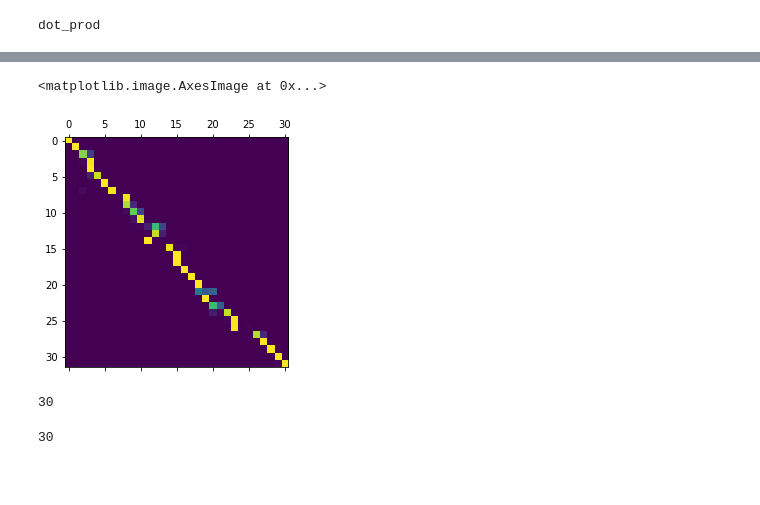
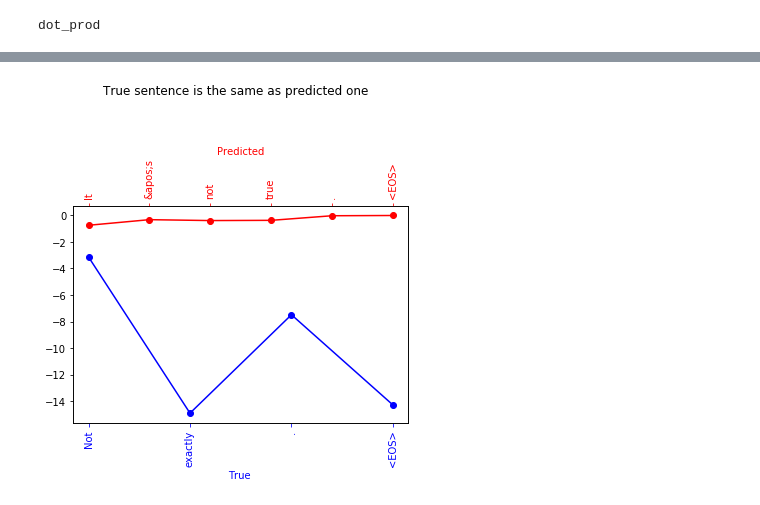
Before and after one commit to YvesWang/Machine_Translation_NLP, a Jupyter notebook: Visulization.ipynb, the cells around one changed output, grey strips where cells are left out. Drawn from its saved outputs; the diff is of its cells as text; code cells hidden in the pictures; blank space fills up the shorter version.

```diff
--- a/Visulization.ipynb
+++ b/Visulization.ipynb
@@ -213,2 +261,24 @@ aaa.shape
+# %%
+#predict 长
+fig, ax2 = plt.subplots()
+ax1 = ax2.twiny()
+
+idx = 198
+ax1.plot(pred_prob_list[idx],'ro')
+ax1.plot(pred_prob_list[idx],'r')
+ax1.set_xticklabels([' '] + tgt_pred_sents_sacre[idx].split(' ') +['<EOS>'], rotation=90)
+ax1.xaxis.set_major_locator(ticker.MultipleLocator(1))
+ax1.set_xlabel('Predicted', color='r')
+ax1.tick_params('x', colors='r')
+ax2.plot(np.array(true_prob_list[idx]),'b')
+ax2.plot(np.array(true_prob_list[idx]),'bo')
+ax2.set_xticklabels([' '] + tgt_sents_sacre[idx].split(' ')  +['<EOS>'], rotation=90)
+ax2.xaxis.set_major_locator(ticker.MultipleLocator(1))
+ax2.set_xlabel('True ', color='b')
+ax2.tick_params('x', colors='b')
+plt.suptitle("True sentence is the same as predicted one", y=1.3)
+plt.show()
+# %% [output]
+[figure, added]
 # %%
 import matplotlib.pyplot as plt
@@ -215,13 +285,0 @@ import matplotlib.pyplot as plt
-# %%
-plt.matshow(aaa)
-# %% [output]
-<matplotlib.image.AxesImage at 0x...>
-[figure, removed]
-# %%
-len(src_sents[0].split(' '))
-# %% [output]
-30
-# %%
-len(tgt_sents_sacre[0].split(' '))
-# %% [output]
-30
```
Also changed, not shown: parts of 25 cells of this notebook.
